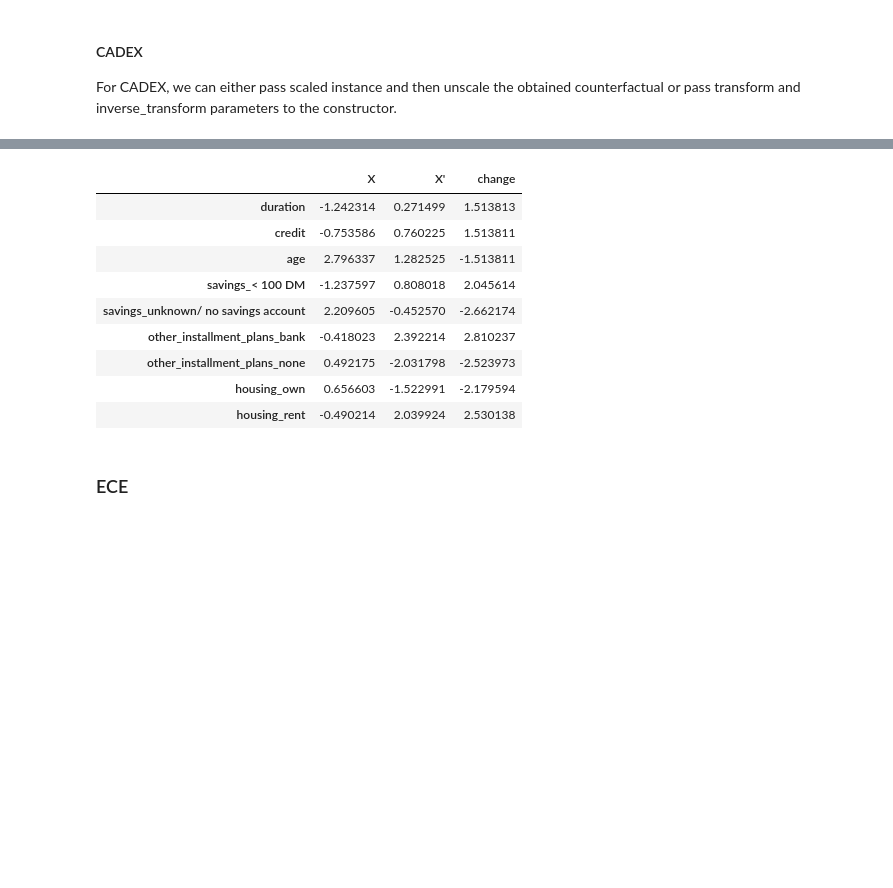
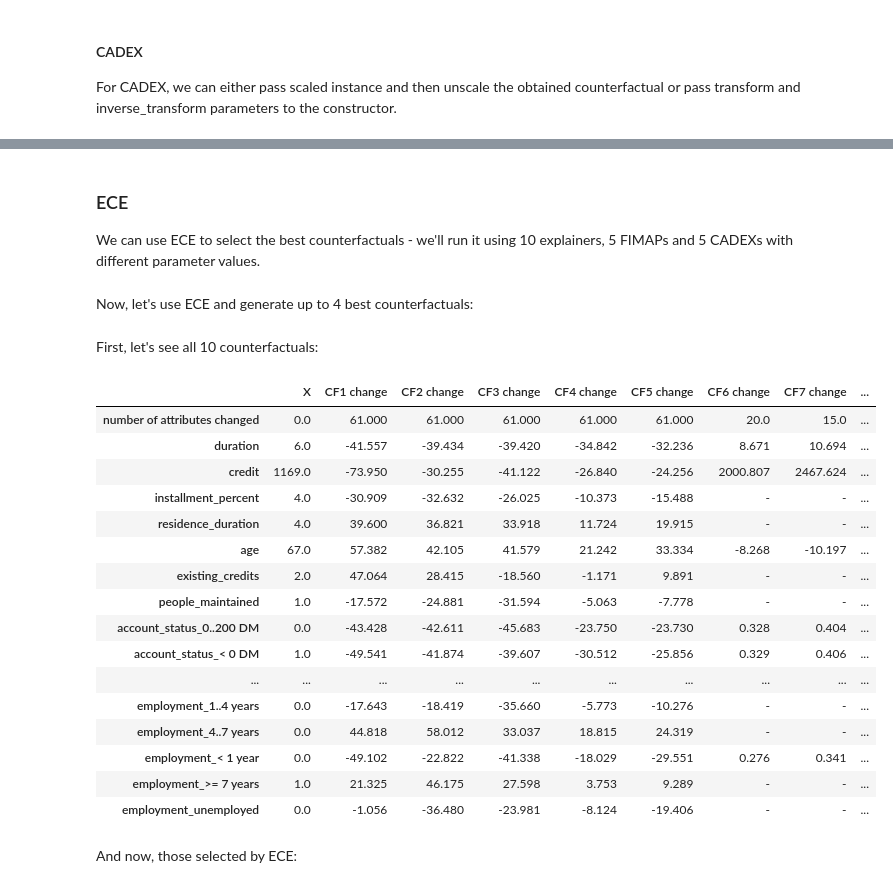
Before and after one commit to LoGosX/CFEC, a Jupyter notebook: evaluation/case study.ipynb, the cells around one changed output, grey strips where cells are left out. Drawn from its saved outputs; the diff is of its cells as text; code cells hidden in the pictures; blank space fills up the shorter version.

```diff
--- a/evaluation/case study.ipynb
+++ b/evaluation/case study.ipynb
@@ -282,15 +225,0 @@ show(X_test, cf)
-# %%
-show(X_test_scaled, german_data.scale(cf))
-# %% [output]
-|  | X | X' | change |
-| duration | -1.242314 | 0.271499 | 1.513813 |
-| credit | -0.753586 | 0.760225 | 1.513811 |
-| age | 2.796337 | 1.282525 | -1.513811 |
-| savings_< 100 DM | -1.237597 | 0.808018 | 2.045614 |
-| savings_unknown/ no savings account | 2.209605 | -0.452570 | -2.662174 |
-| other_installment_plans_bank | -0.418023 | 2.392214 | 2.810237 |
-| other_installment_plans_none | 0.492175 | -2.031798 | -2.523973 |
-| housing_own | 0.656603 | -1.522991 | -2.179594 |
-| housing_rent | -0.490214 | 2.039924 | 2.530138 |
-# %% [markdown]
-### ECE
@@ -298,0 +226,55 @@ from counterfactuals.explainers import ECE
+# %% [markdown]
+### ECE
+We can use ECE to select the best counterfactuals - we'll run it using 10 explainers, 5 FIMAPs and 5 CADEXs with different parameter values.
+# %%
+fimaps = []
+fimap_hyperparameters = [
+    (0.1, 0.001, 0.01),
+    (0.1, 0.05, 0.5),
+    (0.2, 0.01, 0.1),
+    (0.2, 0.08, 0.8),
+    (0.5, 0.001, 0.01)
+]
+for tau, l1, l2 in fimap_hyperparameters:
+    fimap = Fimap(tau, l1, l2)
+    fimap.fit(german_data.X_train, model_predictions, epochs=300)
+    fimaps.append(fimap)
+
+cadexs = []
+n_list = [5, 8, 10, 15, 20]
+for n_changed in n_list:
+    cadex = Cadex(model, n_changed, transform=german_data.scale, inverse_transform=german_data.unscale)
+    cadexs.append(cadex)
+# %% [markdown]
+Now, let's use ECE and generate up to 4 best counterfactuals:
+# %%
+from counterfactuals.explainers import ECE
+from counterfactuals.visualization import compare
+pd.set_option("display.max_rows", None)
+
+ece = ECE(4, columns=list(german_data.X_train.columns), bces=cadexs + fimaps, dist=2, h=5, lambda_=0.001, n_jobs=1)
+cfs = ece.generate(X_test)
+# %% [markdown]
+First, let's see all 10 counterfactuals:
+# %%
+compare(X_test, ece.get_aggregated_cfs())
+# %% [output]
+|  | X | CF1 change | CF2 change | CF3 change | CF4 change | CF5 change | CF6 change | CF7 change | ... |
+| number of attributes changed | 0.0 | 61.000 | 61.000 | 61.000 | 61.000 | 61.000 | 20.0 | 15.0 | ... |
+| duration | 6.0 | -41.557 | -39.434 | -39.420 | -34.842 | -32.236 | 8.671 | 10.694 | ... |
+| credit | 1169.0 | -73.950 | -30.255 | -41.122 | -26.840 | -24.256 | 2000.807 | 2467.624 | ... |
+| installment_percent | 4.0 | -30.909 | -32.632 | -26.025 | -10.373 | -15.488 | - | - | ... |
+| residence_duration | 4.0 | 39.600 | 36.821 | 33.918 | 11.724 | 19.915 | - | - | ... |
+| age | 67.0 | 57.382 | 42.105 | 41.579 | 21.242 | 33.334 | -8.268 | -10.197 | ... |
+| existing_credits | 2.0 | 47.064 | 28.415 | -18.560 | -1.171 | 9.891 | - | - | ... |
+| people_maintained | 1.0 | -17.572 | -24.881 | -31.594 | -5.063 | -7.778 | - | - | ... |
+| account_status_0..200 DM | 0.0 | -43.428 | -42.611 | -45.683 | -23.750 | -23.730 | 0.328 | 0.404 | ... |
+| account_status_< 0 DM | 1.0 | -49.541 | -41.874 | -39.607 | -30.512 | -25.856 | 0.329 | 0.406 | ... |
+| ... | ... | ... | ... | ... | ... | ... | ... | ... | ... |
+| employment_1..4 years | 0.0 | -17.643 | -18.419 | -35.660 | -5.773 | -10.276 | - | - | ... |
+| employment_4..7 years | 0.0 | 44.818 | 58.012 | 33.037 | 18.815 | 24.319 | - | - | ... |
+| employment_< 1 year | 0.0 | -49.102 | -22.822 | -41.338 | -18.029 | -29.551 | 0.276 | 0.341 | ... |
+| employment_>= 7 years | 1.0 | 21.325 | 46.175 | 27.598 | 3.753 | 9.289 | - | - | ... |
+| employment_unemployed | 0.0 | -1.056 | -36.480 | -23.981 | -8.124 | -19.406 | - | - | ... |
+# %% [markdown]
+And now, those selected by ECE:
```
Also changed, not shown: parts of 37 cells of this notebook, 4 other files.
